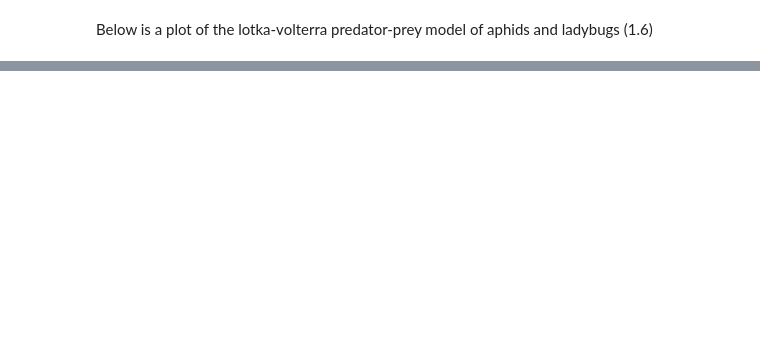
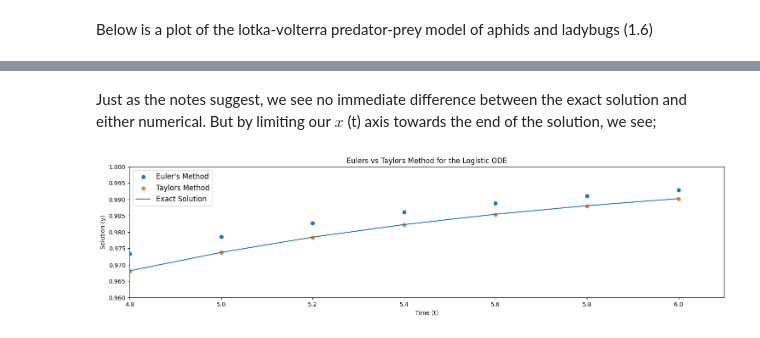
Before and after one commit to sepee/NuODE-Examples, a Jupyter notebook: Numerical ODE Examples.ipynb, the cells around one changed output, grey strips where cells are left out. Drawn from its saved outputs; the diff is of its cells as text; code cells hidden in the pictures; blank space fills up the shorter version.

```diff
--- a/Numerical ODE Examples.ipynb
+++ b/Numerical ODE Examples.ipynb
@@ -140,0 +221,24 @@ fig.show()
+# %% [markdown]
+Just as the notes suggest, we see no immediate difference between the exact solution and either numerical. But by limiting our $x$ (t) axis towards the end of the solution, we see;
+# %%
+fig, ax = plt.subplots(1, 1, figsize = (18, 4))
+ax.set_xlim(4.8, 6.1)
+ax.set_ylim(0.96, 1)
+ax.scatter(x_values, y_euler, label = "Euler's Method")
+ax.scatter(x_values, y_taylor, label = "Taylors Method")
+ax.set_xlabel("Time (t)")
+ax.set_ylabel("Solution (y)")
+ax.set_title("Eulers vs Taylors Method for the Logistic ODE")
+
+# can we solve the exact solution too?
+def logistic_ode(y, t):
+    return y*(1 - y)
+
+# scipy.integrate.odeint(func(y, t), y0, t)
+exact_sol = sci.integrate.odeint(logistic_ode, y_0, x_values)
+ax.plot(x_values, exact_sol, markersize = '1', label = "Exact Solution")
+ax.legend = plt.legend(loc = "best", fontsize = "large")
+
+plt.show()
+# %% [output]
+[figure, added]
```
Also changed, not shown: parts of 5 cells of this notebook.
